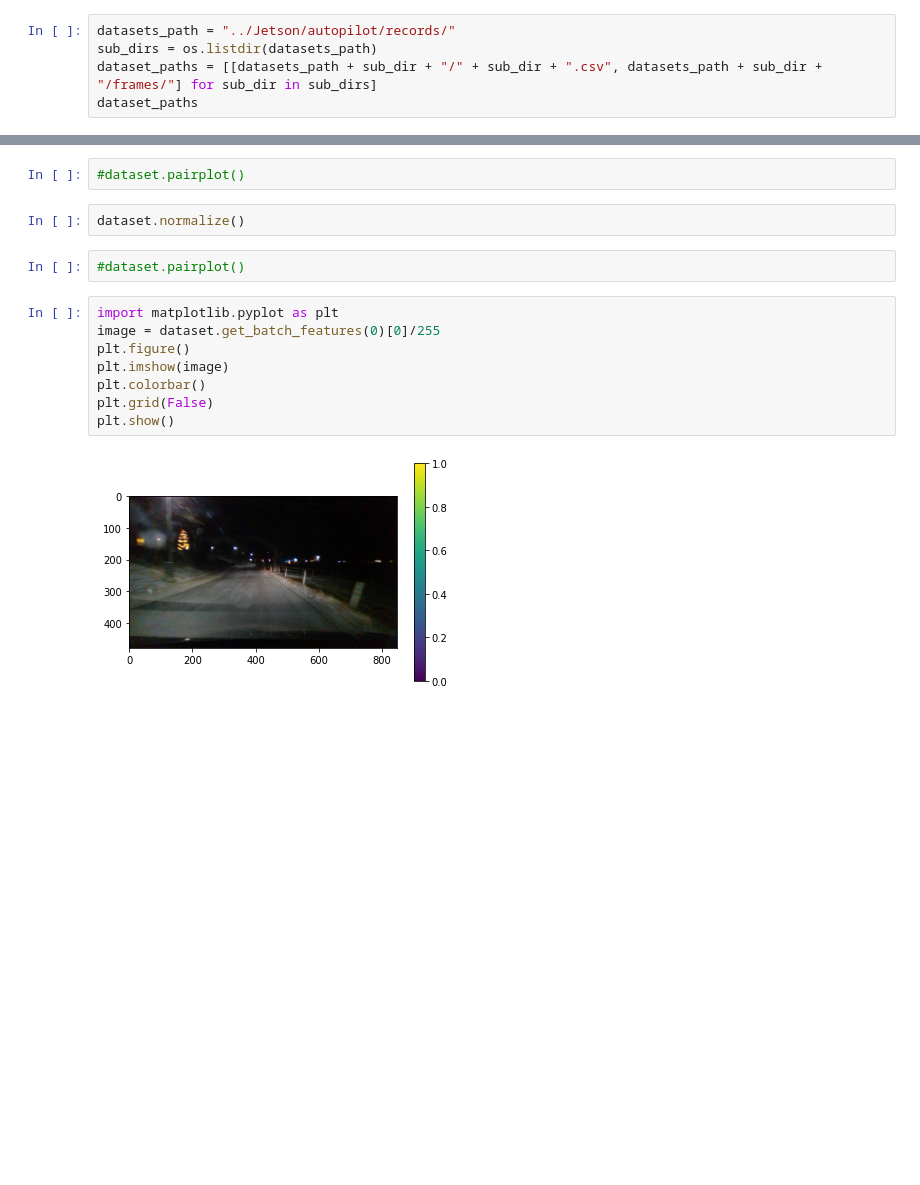
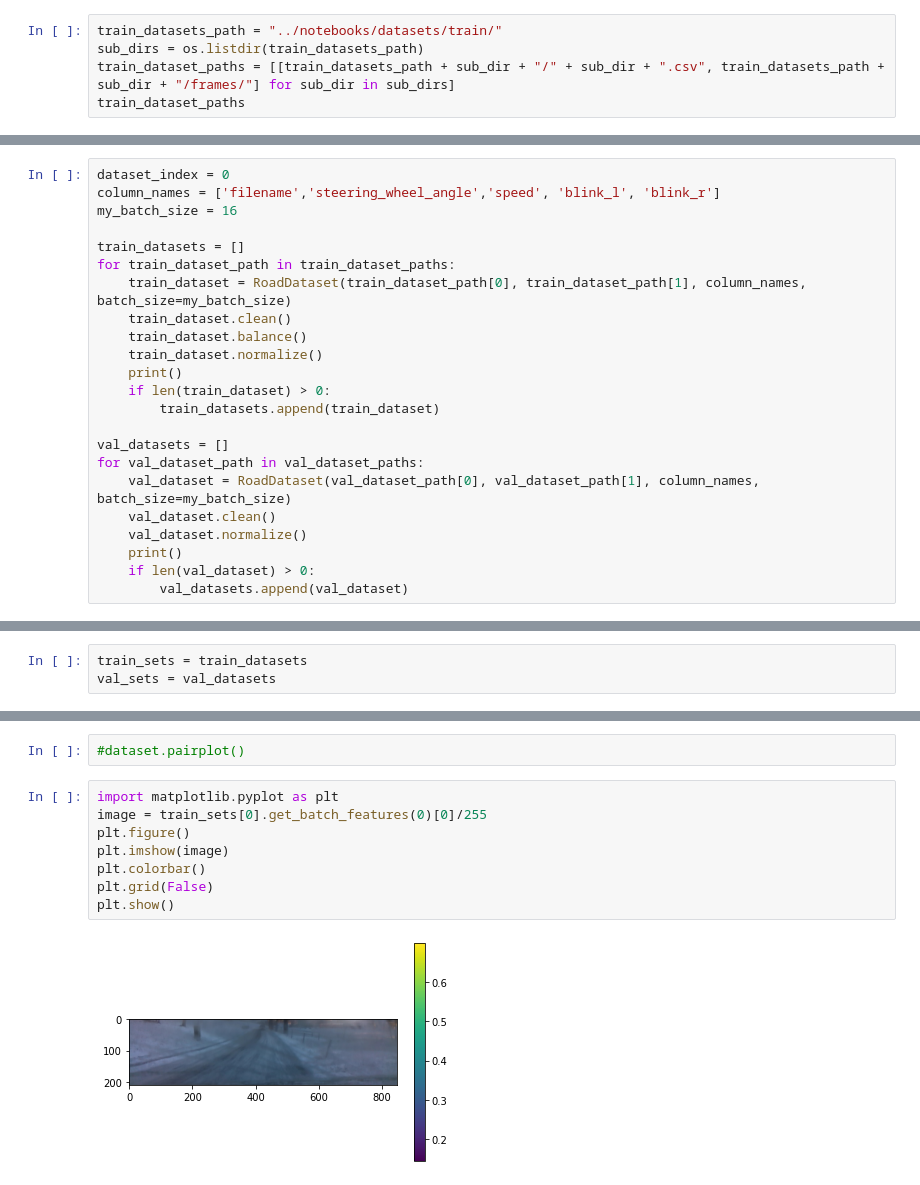
Before and after one commit to korbinianbauer/diypilot, a Jupyter notebook: notebooks/Train Autopilot.ipynb, the cells around one changed output, grey strips where cells are left out. Drawn from its saved outputs; the diff is of its cells as text; blank space fills up the shorter version.

Commit message:
Use cropped frames Limit SWA to -45...45 deg Shift transformation Viewer

```diff
--- a/notebooks/Train Autopilot.ipynb
+++ b/notebooks/Train Autopilot.ipynb
@@ -14,8 +14,8 @@ tf.config.list_physical_devices('GPU')
 # %% [output]
 [PhysicalDevice(name='/physical_device:GPU:0', device_type='GPU')]
 # %%
-datasets_path = "../Jetson/autopilot/records/"
-sub_dirs = os.listdir(datasets_path)
-dataset_paths = [[datasets_path + sub_dir + "/" + sub_dir + ".csv", datasets_path + sub_dir + "/frames/"] for sub_dir in sub_dirs]
-dataset_paths
+train_datasets_path = "../notebooks/datasets/train/"
+sub_dirs = os.listdir(train_datasets_path)
+train_dataset_paths = [[train_datasets_path + sub_dir + "/" + sub_dir + ".csv", train_datasets_path + sub_dir + "/frames/"] for sub_dir in sub_dirs]
+train_dataset_paths
 # %% [output]
@@ -41,0 +51,23 @@ Balancing dataset. Starting with 2142 samples.
+# %%
+dataset_index = 0
+column_names = ['filename','steering_wheel_angle','speed', 'blink_l', 'blink_r']
+my_batch_size = 16
+
+train_datasets = []
+for train_dataset_path in train_dataset_paths:
+    train_dataset = RoadDataset(train_dataset_path[0], train_dataset_path[1], column_names, batch_size=my_batch_size)
+    train_dataset.clean()
+    train_dataset.balance()
+    train_dataset.normalize()
+    print()
+    if len(train_dataset) > 0:
+        train_datasets.append(train_dataset)
+
+val_datasets = []
+for val_dataset_path in val_dataset_paths:
+    val_dataset = RoadDataset(val_dataset_path[0], val_dataset_path[1], column_names, batch_size=my_batch_size)
+    val_dataset.clean()
+    val_dataset.normalize()
+    print()
+    if len(val_dataset) > 0:
+        val_datasets.append(val_dataset)
@@ -41,0 +92,3 @@ Balancing dataset. Starting with 2142 samples.
+# %%
+train_sets = train_datasets
+val_sets = val_datasets
@@ -42,18 +103,14 @@ Balancing dataset. Starting with 2142 samples.
 # %%
 #dataset.pairplot()
-# %%
-dataset.normalize()
-# %%
-#dataset.pairplot()
 # %%
 import matplotlib.pyplot as plt
-image = dataset.get_batch_features(0)[0]/255
+image = train_sets[0].get_batch_features(0)[0]/255
 plt.figure()
 plt.imshow(image)
 plt.colorbar()
 plt.grid(False)
 plt.show()
 # %% [output]
-[figure, old version]
+[figure, new version]
 # %%
 from tensorflow.keras.models import Sequential
```
Also changed, not shown: parts of 13 cells of this notebook, 44 other files.
